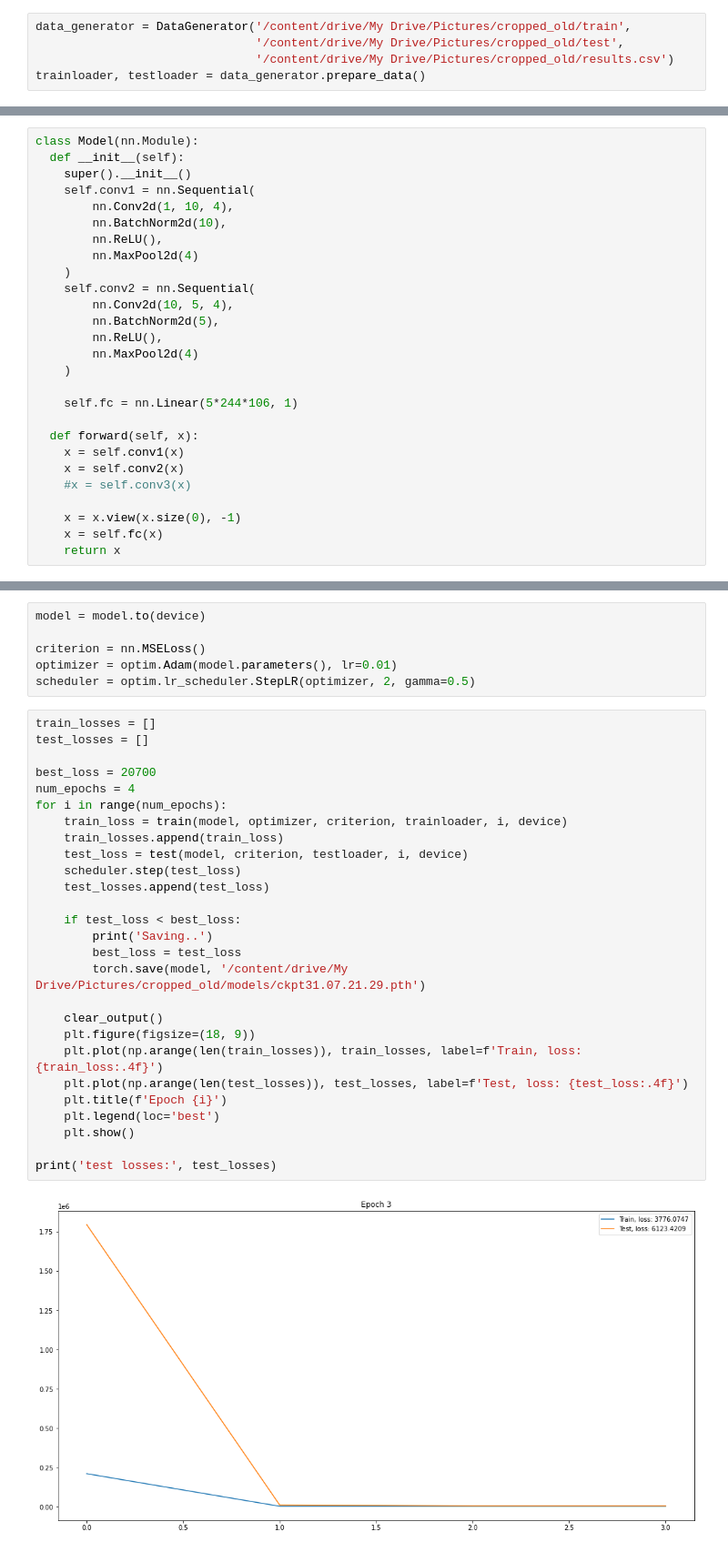
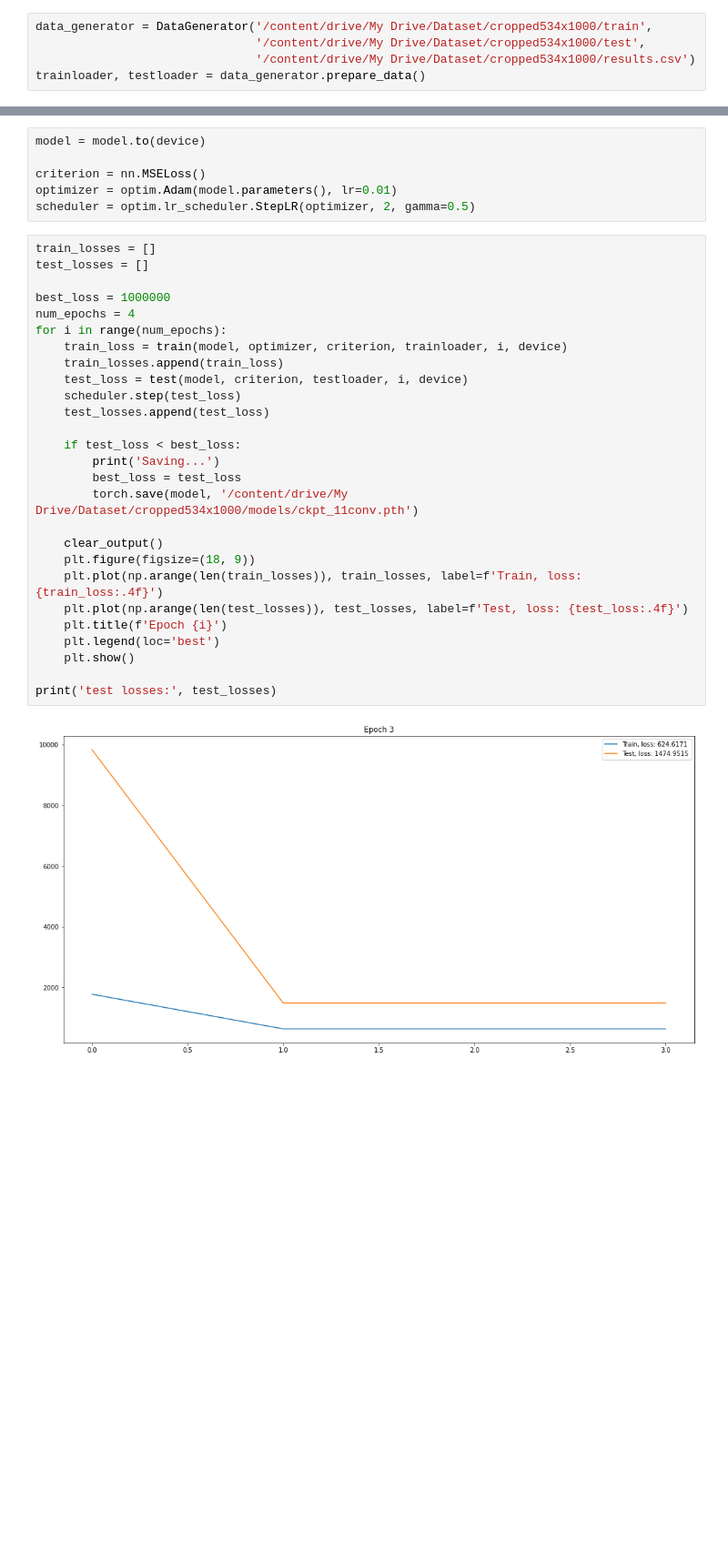
Before and after one commit to konstantin1998/first-repository, a Jupyter notebook: litpm.ipynb, the cells around one changed output, grey strips where cells are left out. Shown at 91% size. Cells and saved outputs as stored; diff of their text form; blank space fills up the shorter version.

Commit message:
net: 11 conv layers, input shape: 534x1000

```diff
--- a/litpm.ipynb
+++ b/litpm.ipynb
@@ -86,7 +93,7 @@ class DataGenerator():
 
     return trainloader, testloader
 # %%
-data_generator = DataGenerator('/content/drive/My Drive/Pictures/cropped_old/train',
-                               '/content/drive/My Drive/Pictures/cropped_old/test',
-                               '/content/drive/My Drive/Pictures/cropped_old/results.csv')
+data_generator = DataGenerator('/content/drive/My Drive/Dataset/cropped534x1000/train',
+                               '/content/drive/My Drive/Dataset/cropped534x1000/test',
+                               '/content/drive/My Drive/Dataset/cropped534x1000/results.csv')
 trainloader, testloader = data_generator.prepare_data()
@@ -93,27 +102,0 @@ trainloader, testloader = data_generator.prepare_data()
-# %%
-class Model(nn.Module):
-  def __init__(self):
-    super().__init__()
-    self.conv1 = nn.Sequential(
-        nn.Conv2d(1, 10, 4),
-        nn.BatchNorm2d(10),
-        nn.ReLU(),
-        nn.MaxPool2d(4)
-    )
-    self.conv2 = nn.Sequential(
-        nn.Conv2d(10, 5, 4),
-        nn.BatchNorm2d(5),
-        nn.ReLU(),
-        nn.MaxPool2d(4)
-    )
-
-    self.fc = nn.Linear(5*244*106, 1)
-
-  def forward(self, x):
-    x = self.conv1(x)
-    x = self.conv2(x)
-    #x = self.conv3(x)
-
-    x = x.view(x.size(0), -1)
-    x = self.fc(x)
-    return x
@@ -190,29 +254,29 @@ scheduler = optim.lr_scheduler.StepLR(optimizer, 2, gamma=0.5)
 # %%
 train_losses = []
 test_losses = []
 
-best_loss = 20700
+best_loss = 1000000
 num_epochs = 4
 for i in range(num_epochs):
     train_loss = train(model, optimizer, criterion, trainloader, i, device)
     train_losses.append(train_loss)
     test_loss = test(model, criterion, testloader, i, device)
     scheduler.step(test_loss)
     test_losses.append(test_loss)
 
     if test_loss < best_loss:
-        print('Saving..')
+        print('Saving...')
         best_loss = test_loss
-        torch.save(model, '/content/drive/My Drive/Pictures/cropped_old/models/ckpt31.07.21.29.pth')
+        torch.save(model, '/content/drive/My Drive/Dataset/cropped534x1000/models/ckpt_11conv.pth')
 
     clear_output()
     plt.figure(figsize=(18, 9))
     plt.plot(np.arange(len(train_losses)), train_losses, label=f'Train, loss: {train_loss:.4f}')
     plt.plot(np.arange(len(test_losses)), test_losses, label=f'Test, loss: {test_loss:.4f}')
     plt.title(f'Epoch {i}')
     plt.legend(loc='best')
     plt.show()
 
 print('test losses:', test_losses)
 # %% [output]
-[figure, old version]
+[figure, new version]
```
Also changed, not shown: parts of 8 cells of this notebook.
